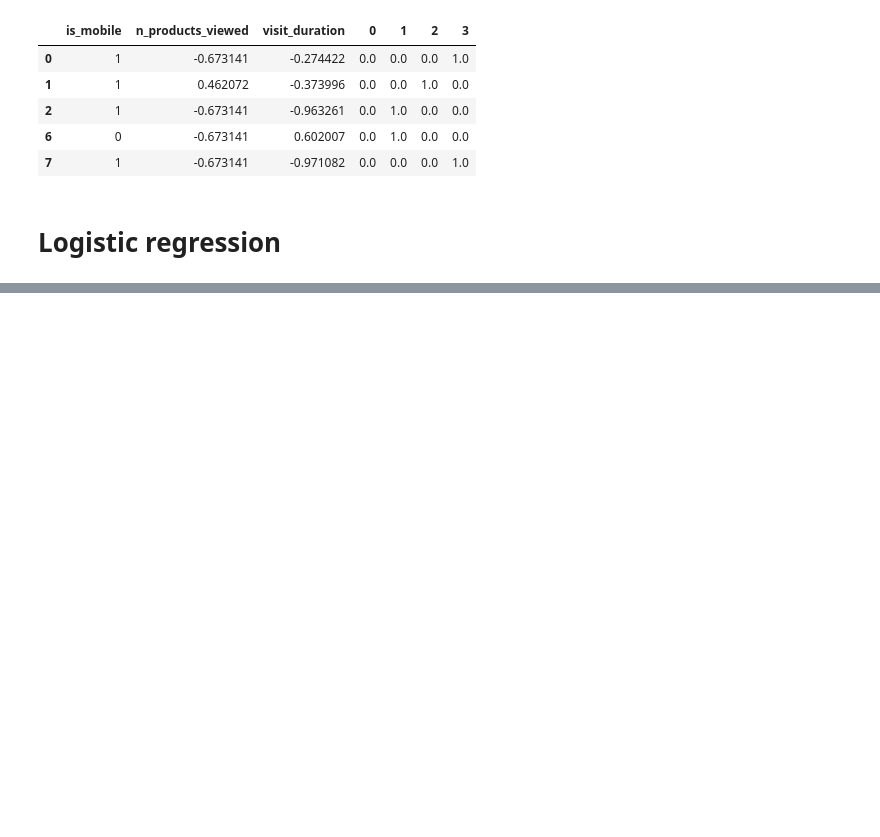
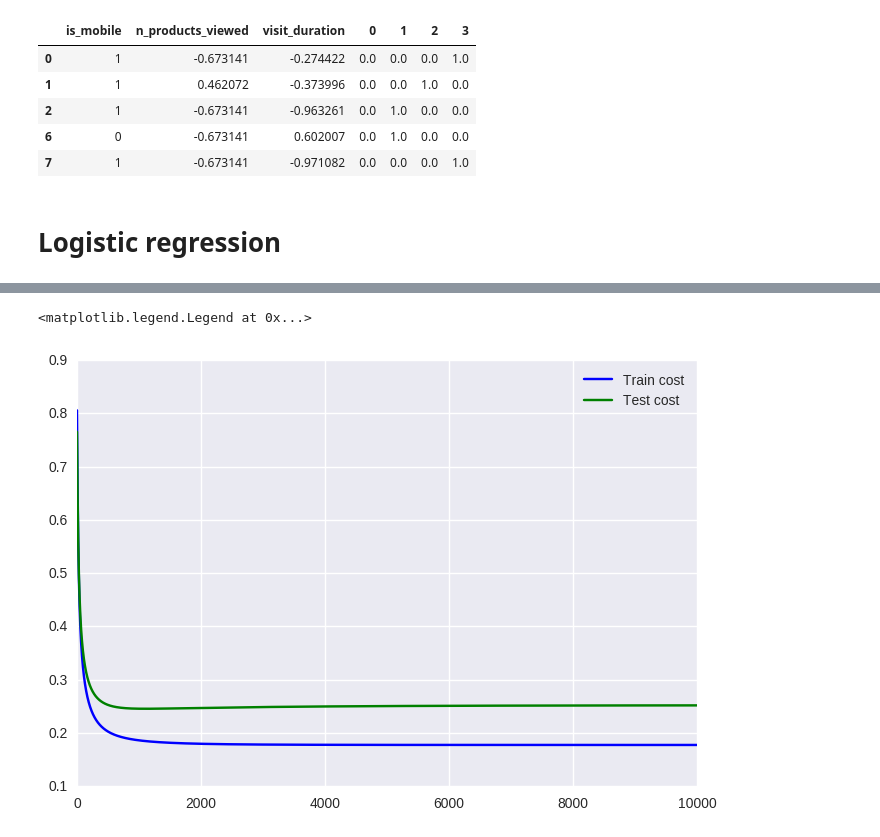
Before and after one commit to lgvaz/from_scratch, a Jupyter notebook: logistic_regression.ipynb, the cells around one changed output, grey strips where cells are left out. Cells and saved outputs as stored; diff of their text form; code cells hidden in the pictures; blank space fills up the shorter version.

Commit message:
Logistic reg vectorial grad descent

```diff
--- a/logistic_regression.ipynb
+++ b/logistic_regression.ipynb
@@ -53,8 +58,11 @@ def sigmoid(x):
 def feed_foward(X, W, b):
     return sigmoid(X.dot(W) + b)
 # %%
-def score(Y, pred):
+def accuracy(Y, pred):
     return np.mean(Y == pred)
+# %%
+def cross_entropy(T, pred):
+    return -np.mean(T*np.log(pred) + (1 - T)*np.log(1 - pred))
 # %%
 W = np.random.randn(X.shape[1])
 b = 0
@@ -67,0 +76,29 @@ score(Y, predictions)
+# %%
+training_costs = []
+test_costs = []
+
+# Hyperparameters
+n_interations = 10000
+learning_rate = 3e-4
+# %%
+for i in range(n_interations):
+    # Predict train and test
+    predict_train = feed_foward(features_train, W, b)
+    predict_test = feed_foward(features_test, W, b)
+
+    # Perform gradient descent
+    W -= learning_rate * features_train.T.dot(predict_train - labels_train)
+    b -= learning_rate * (predict_train - labels_train).sum()
+
+    # Calculate costs
+    training_cost = cross_entropy(labels_train, predict_train)
+    training_costs.append(training_cost)
+    test_cost = cross_entropy(labels_test, predict_test)
+    test_costs.append(test_cost)
+
+    # Calculate accuracy
+    if i % 100 == 0:
+        print('Cross entropy: ', training_cost)
+        print('Accuracy on train:', accuracy(labels_train, np.round(predict_train)))
+        print('Accuracy on test:', accuracy(labels_test, np.round(predict_test)))
+        print('-------------------------')
@@ -67,0 +123,7 @@ score(Y, predictions)
+# %%
+plt.plot(training_costs, c = 'b', label = 'Train cost')
+plt.plot(test_costs, c = 'g', label = 'Test cost')
+plt.legend()
+# %% [output]
+<matplotlib.legend.Legend at 0x...>
+[figure, added]
```
Also changed, not shown: parts of 4 cells of this notebook.
